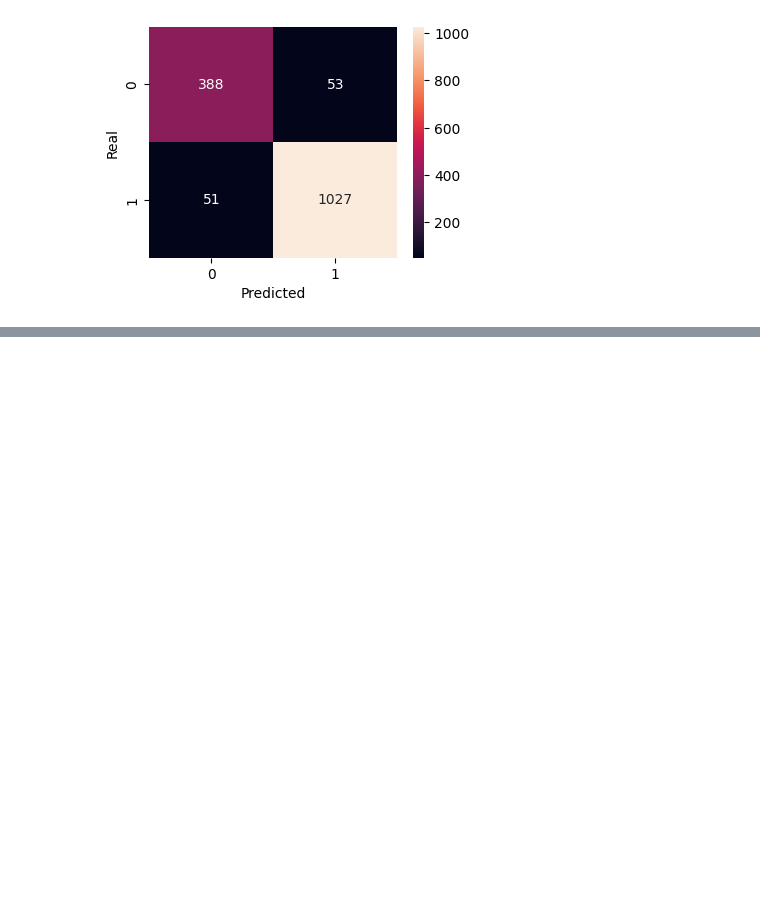
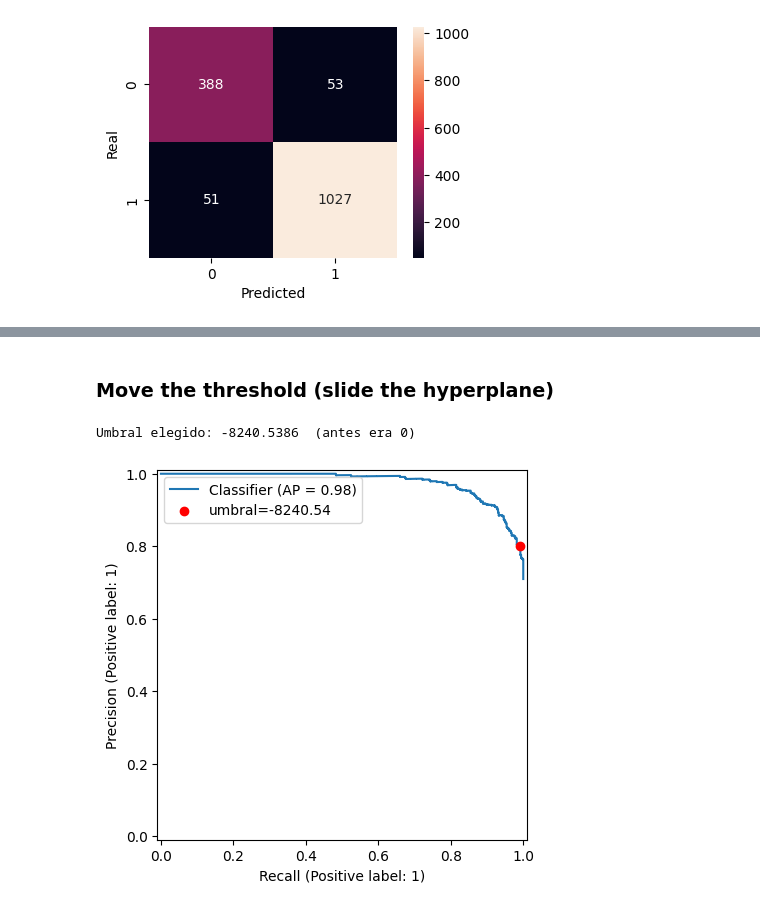
Before and after one commit to emm-gl/ClassificadorCancerEsofago, a Jupyter notebook: Notebooks/PerceptronClasificadorCancerEsófago.ipynb, the cells around one changed output, grey strips where cells are left out. Drawn from its saved outputs; the diff is of its cells as text; code cells hidden in the pictures; blank space fills up the shorter version.

```diff
--- a/Notebooks/PerceptronClasificadorCancerEsófago.ipynb
+++ b/Notebooks/PerceptronClasificadorCancerEsófago.ipynb
@@ -252,7 +234,7 @@ ruta2 = '/content/drive/MyDrive/TrackCienciaDeDatos/Data/PerceptronClasificadorC
 pickle.dump(img, open (ruta2 + "imagenes_numpy.pkl", 'wb'))
 # %%
 # Leer archivo pickle
-ruta2 = '/content/drive/MyDrive/TrackCienciaDeDatos/Data/PerceptronClasificadorCancerEsófago/'
+ruta2 = '/content/drive/MyDrive/TrackCienciaDeDatos/00_Data/PerceptronClasificadorCancerEsófago/'
 img = pickle.load(open(ruta2 + "imagenes_numpy.pkl", 'rb'))
 # %%
 img.info()
@@ -579,0 +592,10 @@ matriz_confusion(y_test, y_predict_2)
+# %%
+# Mismo split original (random_state=5), así el test es el mismo de antes
+X_train, X_test, y_train, y_test = train_test_split(
+    X, y, test_size=0.3, shuffle=True, stratify=y, random_state=5)
+
+# Del train, separamos 20% para validación
+X_tr, X_val, y_tr, y_val = train_test_split(
+    X_train, y_train, test_size=0.2, shuffle=True, stratify=y_train, random_state=5)
+
+print("Train:", X_tr.shape, " Validación:", X_val.shape, " Test:", X_test.shape)
@@ -579,0 +619,9 @@ matriz_confusion(y_test, y_predict_2)
+# %%
+# float32 para no llenar la RAM de Colab (float64 ocuparía el doble)
+X_tr_s  = X_tr.astype(np.float32)  / 255.0
+X_val_s = X_val.astype(np.float32) / 255.0
+X_test_s = X_test.astype(np.float32) / 255.0
+
+modelo_esc = Perceptron(max_iter=1000, random_state=0).fit(X_tr_s, y_tr)
+print("Iteraciones:", modelo_esc.n_iter_)
+evaluar("Escalado /255", y_val, modelo_esc.predict(X_val_s))
@@ -579,0 +634,26 @@ matriz_confusion(y_test, y_predict_2)
+# %% [markdown]
+### Move the threshold (slide the hyperplane)
+# %%
+from sklearn.metrics import precision_recall_curve, PrecisionRecallDisplay
+
+scores_val = modelo_esc.decision_function(X_val_s)   # w·x + b de cada imagen
+
+prec, rec, umbrales = precision_recall_curve(y_val, scores_val)
+
+# Queremos recall >= 98%; de esos umbrales, el de mejor precision
+objetivo = 0.99
+cumple = rec[:-1] >= objetivo
+i = np.argmax(np.where(cumple, prec[:-1], -1))
+umbral = umbrales[i]
+print(f"Umbral elegido: {umbral:.4f}  (antes era 0)")
+
+# Ver la curva completa y el punto elegido
+disp = PrecisionRecallDisplay.from_predictions(y_val, scores_val)
+disp.ax_.scatter(rec[i], prec[i], color="red", zorder=5, label=f"umbral={umbral:.2f}")
+disp.ax_.legend()
+plt.show()
+
+evaluar(f"Escalado + umbral (recall≥{objetivo})", y_val, (scores_val >= umbral).astype(int))
+# %% [output]
+Umbral elegido: -8240.5386  (antes era 0)
+[figure, added]
```
Also changed, not shown: parts of 33 cells of this notebook.
